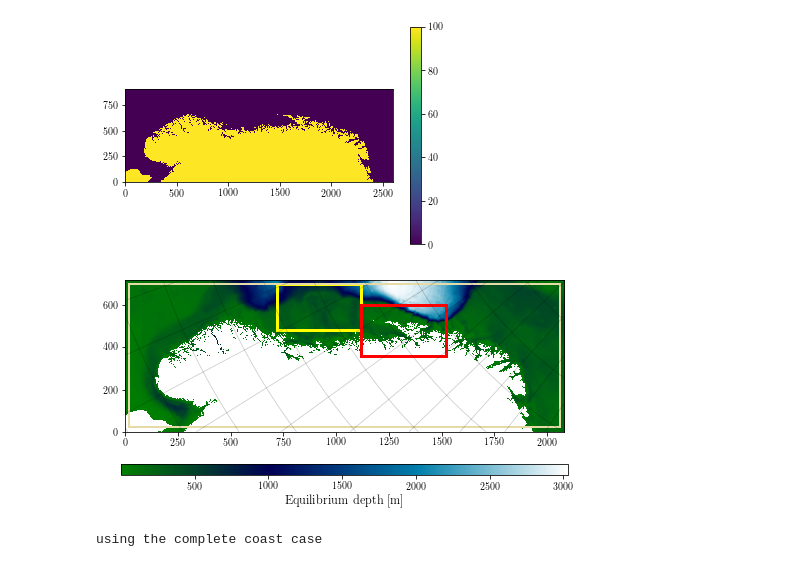
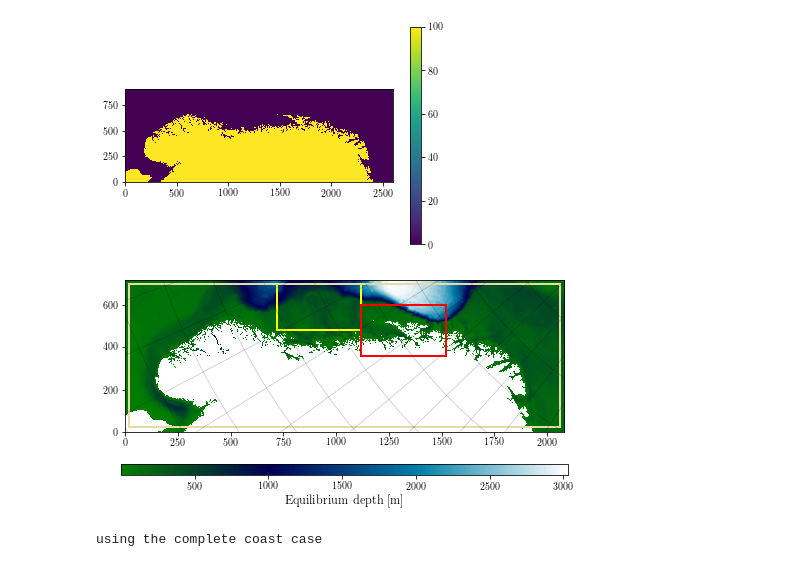
Before and after one commit to metno/gpu-ocean, a Jupyter notebook: gpu_ocean/demos/realisticSimulations/ValidateSeaLevel.ipynb, the cells around one changed output. Drawn from its saved outputs; the diff is of its cells as text; code cells hidden in the pictures.

```diff
--- a/gpu_ocean/demos/realisticSimulations/ValidateSeaLevel.ipynb
+++ b/gpu_ocean/demos/realisticSimulations/ValidateSeaLevel.ipynb
@@ -286,36 +286,36 @@ def plot_map(show_cases=True, star=None):
 
     # Land and bathymetry
     land = np.ma.masked_where(H_full == land_value, H_full)
     im = plt.imshow(land, interpolation="None", origin='lower', cmap='ocean',
                extent=extent)
 
     cbar = fig.colorbar(im, orientation='horizontal', aspect=40)
     cbar.set_label('Equilibrium depth [m]', size=12.5)
 
     if star is not None:
         plt.scatter(star[1]*0.8, star[0]*0.8, s=100, c='r', marker='*')
 
 
     if show_cases:
         # Case boxes
         fig.gca().fill(np.array([case1_x0, case1_x0, case1_x1, case1_x1])*0.8,
                        np.array([case1_y0, case1_y1, case1_y1, case1_y0])*0.8,
-                       fill=False, linestyle='-', linewidth=3, color='yellow')
+                       fill=False, linestyle='-', linewidth=2, color='yellow')
         fig.gca().fill(np.array([case2_x0, case2_x0, case2_x1, case2_x1])*0.8,
                        np.array([case2_y0, case2_y1, case2_y1, case2_y0])*0.8,
-                       fill=False, linestyle='-', linewidth=3, color='red')
+                       fill=False, linestyle='-', linewidth=2, color='red')
 
         fig.gca().fill(np.array([case3_x0, case3_x0, case3_x1, case3_x1])*0.8,
                        np.array([case3_y0, case3_y1, case3_y1, case3_y0])*0.8,
                        fill=False, linestyle='-', linewidth=2, color='xkcd:beige')
 
     # Lat-lon lines
     plt.contour(lon, levels = np.arange(0, 40, 4), extent=extent, colors='k', alpha=0.2, linewidths=0.8)
     plt.contour(lat, levels = np.arange(56,77, 2), extent=extent, colors='k', alpha=0.2, linewidths=0.8)
 
 plot_map()
 # %% [output]
-[figure, old version]
+[figure, new version]
 # %%
 ## Select case
 
```
Also changed, not shown: parts of 14 cells of this notebook.
